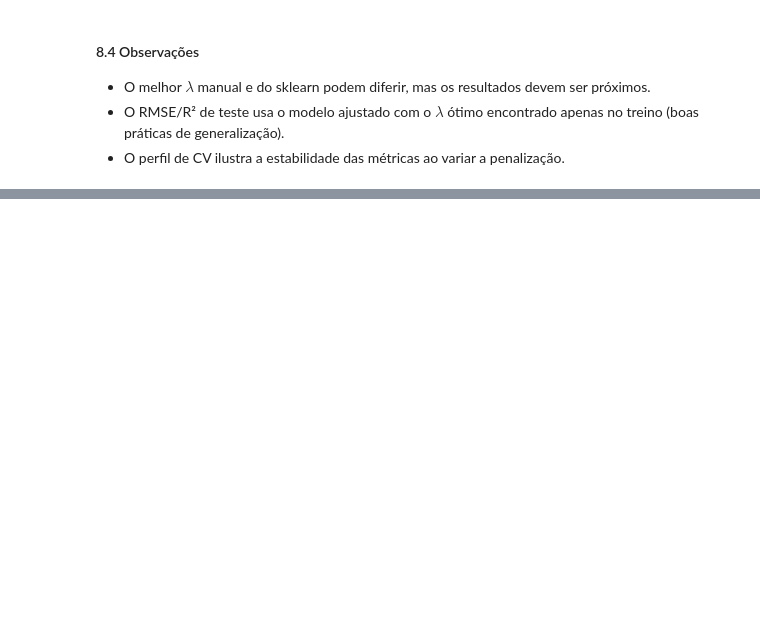
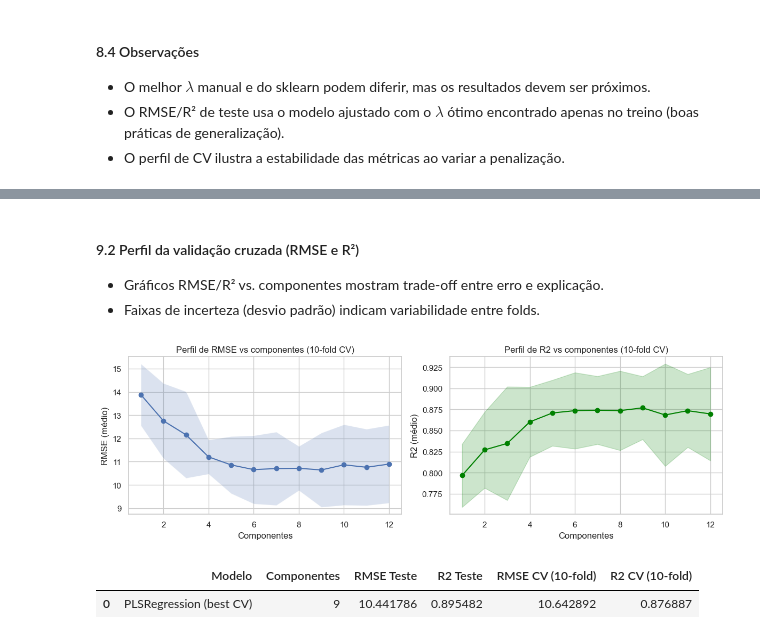
Before and after one commit to diego-nac/ica-homeworks, a Jupyter notebook: homework2/code.ipynb, the cells around one changed output, grey strips where cells are left out. Saved outputs shown, nothing was run; the diff lists cells and outputs as text; code cells hidden in the pictures; blank space fills up the shorter version.

```diff
--- a/homework2/code.ipynb
+++ b/homework2/code.ipynb
@@ -560,0 +637,50 @@ ridge_results_df
+# %% [markdown]
+#### 9.2 Perfil da validação cruzada (RMSE e R²)
+- Gráficos RMSE/R² vs. componentes mostram trade-off entre erro e explicação.
+- Faixas de incerteza (desvio padrão) indicam variabilidade entre folds.
+# %%
+fig, ax = plt.subplots(1, 2, figsize=(12, 4))
+ax[0].plot(pls_cv_df["n_components"], pls_cv_df["rmse_mean"], marker="o")
+ax[0].fill_between(
+    pls_cv_df["n_components"],
+    pls_cv_df["rmse_mean"] - pls_cv_df["rmse_std"],
+    pls_cv_df["rmse_mean"] + pls_cv_df["rmse_std"],
+    alpha=0.2
+)
+ax[0].set_xlabel("Componentes")
+ax[0].set_ylabel("RMSE (médio)")
+ax[0].set_title("Perfil de RMSE vs componentes (10-fold CV)")
+ax[1].plot(pls_cv_df["n_components"], pls_cv_df["r2_mean"], marker="o", color="green")
+ax[1].fill_between(
+    pls_cv_df["n_components"],
+    pls_cv_df["r2_mean"] - pls_cv_df["r2_std"],
+    pls_cv_df["r2_mean"] + pls_cv_df["r2_std"],
+    alpha=0.2,
+    color="green"
+)
+ax[1].set_xlabel("Componentes")
+ax[1].set_ylabel("R2 (médio)")
+ax[1].set_title("Perfil de R2 vs componentes (10-fold CV)")
+plt.tight_layout()
+savefig("pls_cv_profile")
+plt.show()
+# %% [output]
+[figure, added]
+# %%
+pls_best = PLSRegression(n_components=best_components_pls)
+pls_best.fit(X_train_norm, y_train)
+y_pred_pls_test = pls_best.predict(X_test_norm).ravel()
+rmse_pls_test, r2_pls_test = evaluate(y_test, y_pred_pls_test, "PLS (best)")
+
+pls_results_df = pd.DataFrame({
+    "Modelo": ["PLSRegression (best CV)"],
+    "Componentes": [best_components_pls],
+    "RMSE Teste": [rmse_pls_test],
+    "R2 Teste": [r2_pls_test],
+    "RMSE CV (10-fold)": [best_pls_row["rmse_mean"]],
+    "R2 CV (10-fold)": [best_pls_row["r2_mean"]]
+})
+pls_results_df
+# %% [output]
+|  | Modelo | Componentes | RMSE Teste | R2 Teste | RMSE CV (10-fold) | R2 CV (10-fold) |
+| 0 | PLSRegression (best CV) | 9 | 10.441786 | 0.895482 | 10.642892 | 0.876887 |
```
Also changed, not shown: parts of 34 cells of this notebook, 7 other files.
